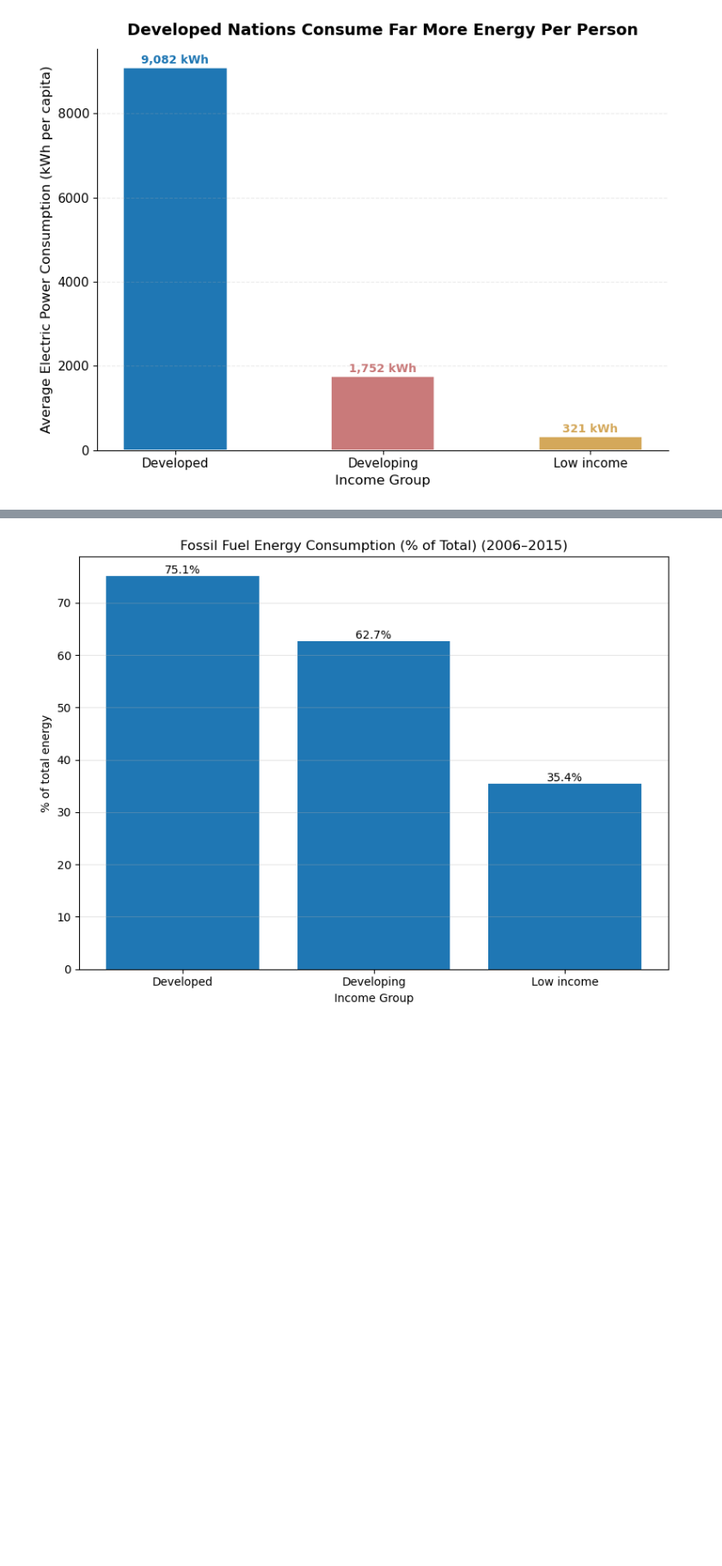
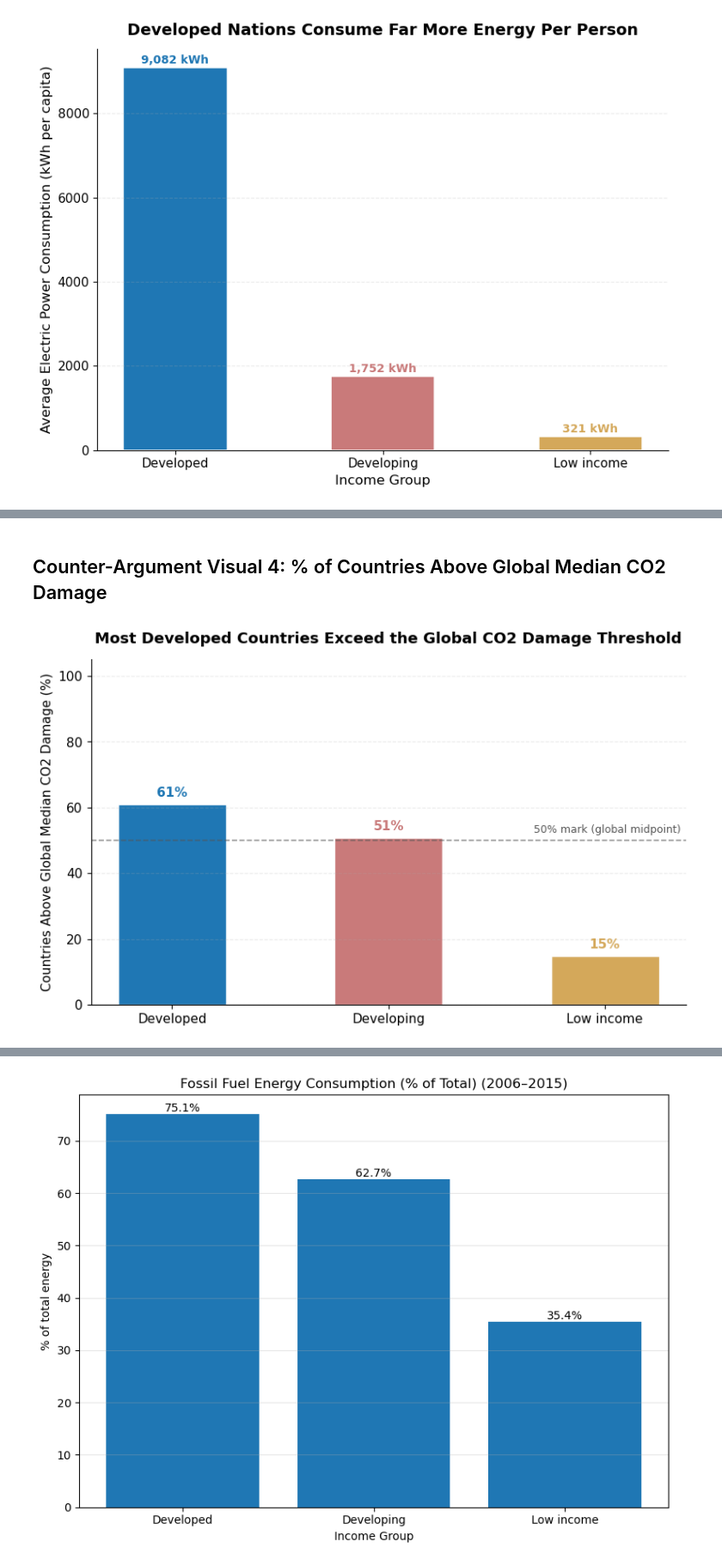
Before and after one commit to matthewviray/dsc106-proj2, a Jupyter notebook: project_2_outline.ipynb, the cells around one changed output, grey strips where cells are left out. Shown at 86% size. Drawn from its saved outputs; the diff is of its cells as text; code cells hidden in the pictures; blank space fills up the shorter version.

```diff
--- a/project_2_outline.ipynb
+++ b/project_2_outline.ipynb
@@ -491,0 +573,80 @@ plt.show()
+# %% [markdown]
+## Counter-Argument Visual 4: % of Countries Above Global Median CO2 Damage
+# %%
+import pandas as pd
+import matplotlib.pyplot as plt
+
+meta_subset = meta_df[['Country Code', 'IncomeGroup']].copy()
+merged_all = env_df.merge(meta_subset, on='Country Code', how='left')
+
+def classify_income(group):
+    if pd.isna(group):
+        return None
+    if group == 'High income':
+        return 'Developed'
+    elif group in ['Upper middle income', 'Lower middle income']:
+        return 'Developing'
+    elif group == 'Low income':
+        return 'Low income'
+    else:
+        return None
+
+merged_all['DevelopmentStatus'] = merged_all['IncomeGroup'].apply(classify_income)
+abs_col = 'average_value_Adjusted savings: carbon dioxide damage (current US$)'
+
+df_c = merged_all[['Country Name', 'DevelopmentStatus', abs_col]].copy()
+df_c[abs_col] = pd.to_numeric(df_c[abs_col], errors='coerce')
+df_c = df_c.dropna(subset=['DevelopmentStatus', abs_col])
+
+# Per-country mean across all years
+country_means = (
+    df_c.groupby(['Country Name', 'DevelopmentStatus'])[abs_col]
+    .mean()
+    .reset_index()
+    .rename(columns={abs_col: 'mean_co2'})
+)
+
+# Global median across all countries, then flag each country above/below
+global_median = country_means['mean_co2'].median()
+country_means['above_median'] = country_means['mean_co2'] > global_median
+
+# % of countries in each group above global median — a count-based metric, not a mean of CO2
+pct_above = (
+    country_means.groupby('DevelopmentStatus')['above_median']
+    .mean()
+    .mul(100)
+    .reindex(['Developed', 'Developing', 'Low income'])
+    .reset_index()
+    .rename(columns={'above_median': 'pct'})
+)
+
+groups     = pct_above['DevelopmentStatus'].tolist()
+values     = pct_above['pct'].tolist()
+bar_colors = ['#1f77b4', '#c97a7a', '#d4a85a']
+
+fig, ax = plt.subplots(figsize=(8, 5))
+fig.patch.set_facecolor('white')
+ax.set_facecolor('white')
+
+ax.bar(groups, values, color=bar_colors, width=0.5, edgecolor='white', linewidth=1)
+
+# 50% reference line
+ax.axhline(50, color='#555555', linewidth=1.2, linestyle='--', alpha=0.6)
+ax.text(2.35, 51.5, '50% mark (global midpoint)',
+        fontsize=9, color='#555555', va='bottom', ha='right')
+
+for i, v in enumerate(values):
+    ax.text(i, v + 1.5, f'{v:.0f}%', ha='center', va='bottom',
+            fontsize=11, fontweight='bold', color=bar_colors[i])
+
+ax.set_ylabel('Countries Above Global Median CO2 Damage (%)', fontsize=11)
+ax.set_title('Most Developed Countries Exceed the Global CO2 Damage Threshold',
+             fontsize=13, fontweight='bold', pad=14)
+ax.set_ylim(0, 105)
+ax.spines[['top', 'right']].set_visible(False)
+ax.tick_params(axis='both', labelsize=11)
+ax.grid(axis='y', alpha=0.25, linestyle='--')
+plt.tight_layout()
+plt.show()
+# %% [output]
+[figure, added]
```
Also changed, not shown: parts of 15 cells of this notebook.
